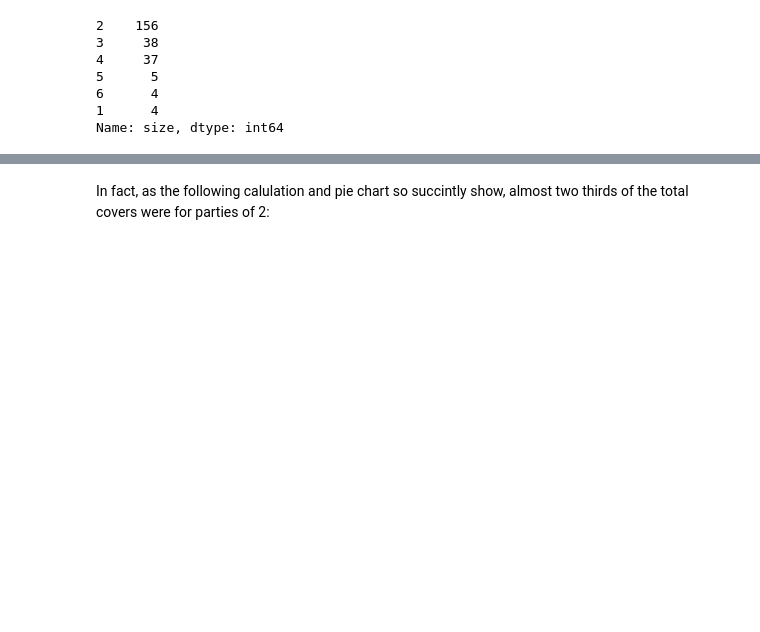
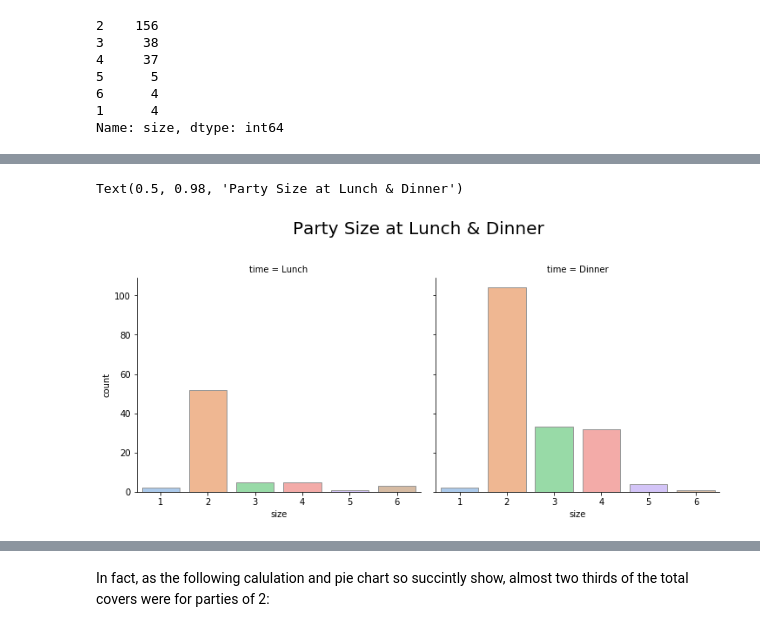
Before and after one commit to fionaoriordan/52446_19_tips, a Jupyter notebook: tips_notebook.ipynb, the cells around one changed output, grey strips where cells are left out. Drawn from its saved outputs; the diff is of its cells as text; code cells hidden in the pictures; blank space fills up the shorter version.

Commit message:
Updating jupyter nb with info & analysis of party sizes & number of diners by day & time

```diff
--- a/tips_notebook.ipynb
+++ b/tips_notebook.ipynb
@@ -187,0 +185,14 @@ Friday only accounts for : 7.79 % of the covers in the data set
+# %%
+
+#Creating a figure ax using seaborn category plot function
+ax = sns.catplot(x="size", kind="count",
+            palette="pastel", edgecolor=".6", col = "time",
+            data=df);
+
+#Adapted from :https://stackoverflow.com/a/42030162 to adjust the title up a little
+ax.fig.subplots_adjust(top=0.8)
+# Adding a figure title with fontsize 20
+ax.fig.suptitle("Party Size at Lunch & Dinner", fontsize = 20)
+# %% [output]
+Text(0.5, 0.98, 'Party Size at Lunch & Dinner')
+[figure, added]
```
Also changed, not shown: parts of 17 cells of this notebook.
